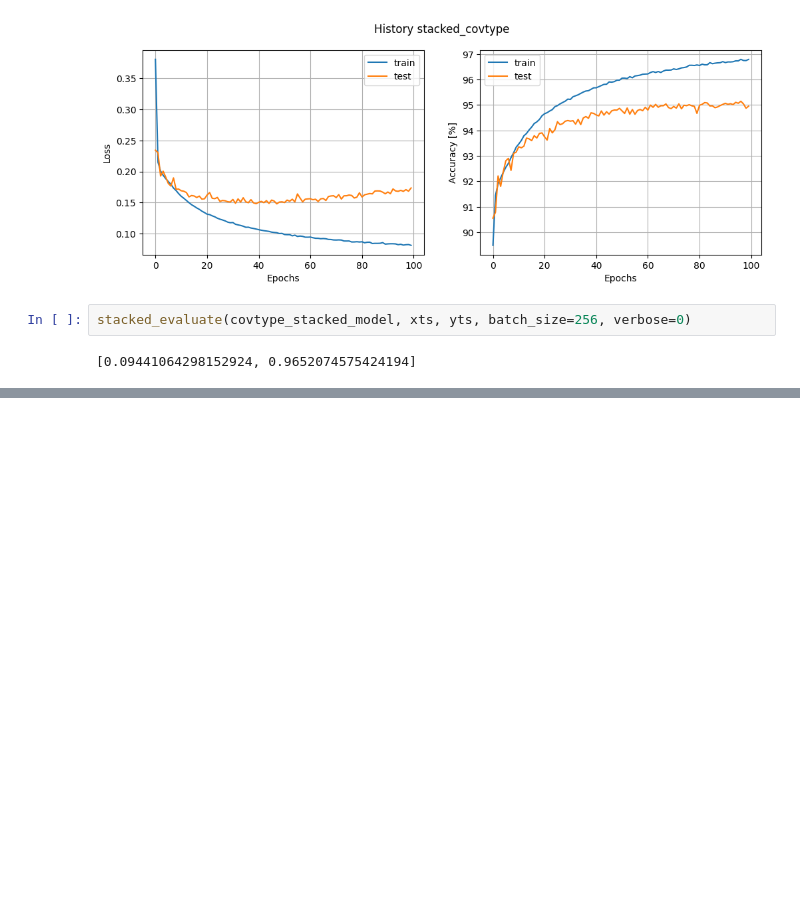
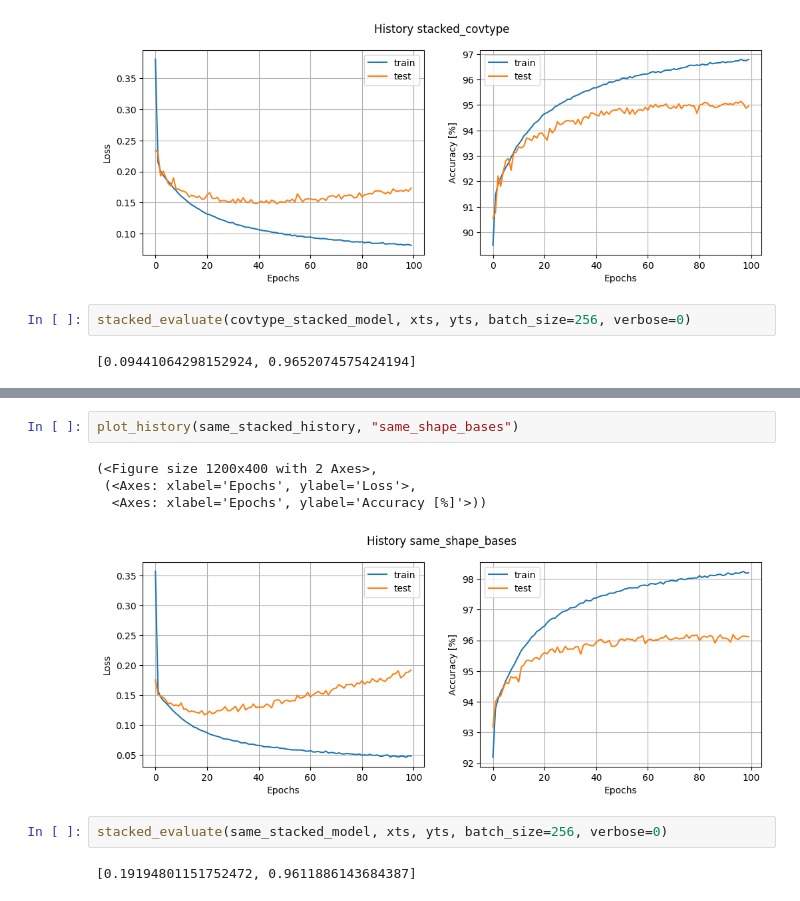
Before and after one commit to Ichtiostega/masters-project, a Jupyter notebook: MastersProject.ipynb, the cells around one changed output, grey strips where cells are left out. Saved outputs shown, nothing was run; the diff lists cells and outputs as text; blank space fills up the shorter version.

```diff
--- a/MastersProject.ipynb
+++ b/MastersProject.ipynb
@@ -290,0 +359,11 @@ stacked_evaluate(covtype_stacked_model, xts, yts, batch_size=256, verbose=0)
+# %%
+plot_history(same_stacked_history, "same_shape_bases")
+# %% [output]
+(<Figure size 1200x400 with 2 Axes>,
+ (<Axes: xlabel='Epochs', ylabel='Loss'>,
+  <Axes: xlabel='Epochs', ylabel='Accuracy [%]'>))
+[figure, added]
+# %%
+stacked_evaluate(same_stacked_model, xts, yts, batch_size=256, verbose=0)
+# %% [output]
+[0.19194801151752472, 0.9611886143684387]
```
Also changed, not shown: parts of 13 cells of this notebook, 14 other files.
